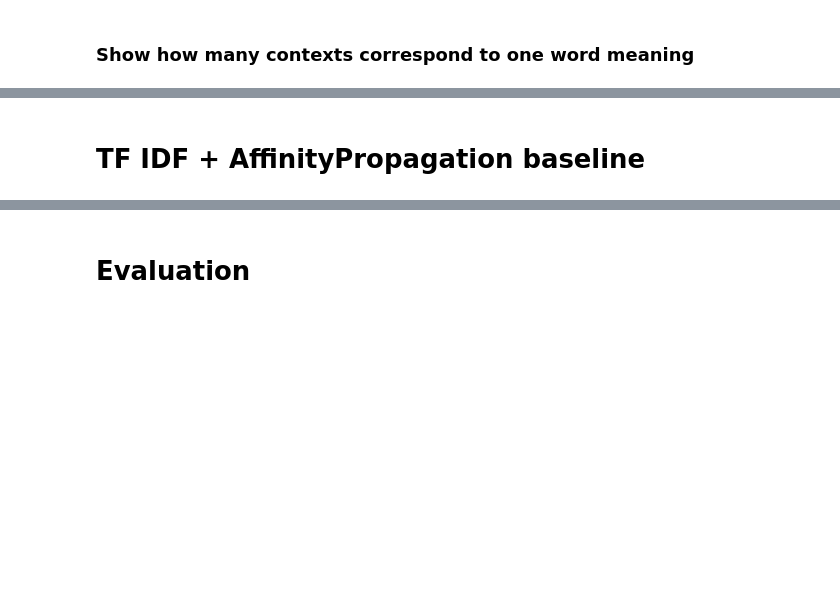
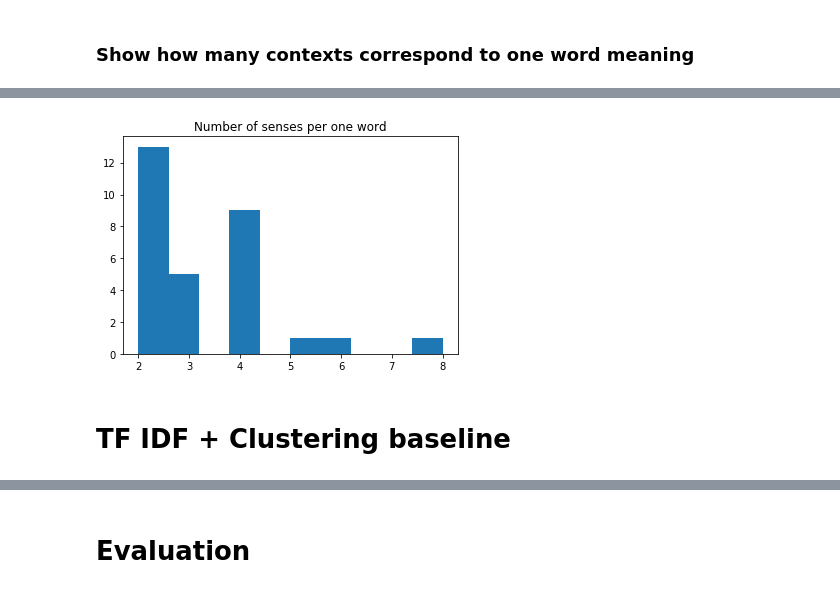
Before and after one commit to fogside/russe_wsi, a Jupyter notebook: notebooks/tf_ifd_kmeans_baseline.ipynb, the cells around one changed output, grey strips where cells are left out. Saved outputs shown, nothing was run; the diff lists cells and outputs as text; code cells hidden in the pictures; blank space fills up the shorter version.

```diff
--- a/notebooks/tf_ifd_kmeans_baseline.ipynb
+++ b/notebooks/tf_ifd_kmeans_baseline.ipynb
@@ -59,5 +88,14 @@ data.ix[:,['word', 'gold_sense_id', 'context']].groupby(['word', 'gold_sense_id'
+# %%
+count_senses_per_word = data.loc[:,['word', 'gold_sense_id']]\
+.groupby(['word']).nunique()['gold_sense_id']
+
+plt.hist(count_senses_per_word)
+plt.title("Number of senses per one word")
+plt.show()
+# %% [output]
+[figure, added]
 # %% [markdown]
-# TF IDF + AffinityPropagation baseline
+# TF IDF + Clustering baseline
 # %%
 from sklearn.model_selection import train_test_split
 from sklearn.cluster import AffinityPropagation
```
Also changed, not shown: parts of 58 cells of this notebook.
